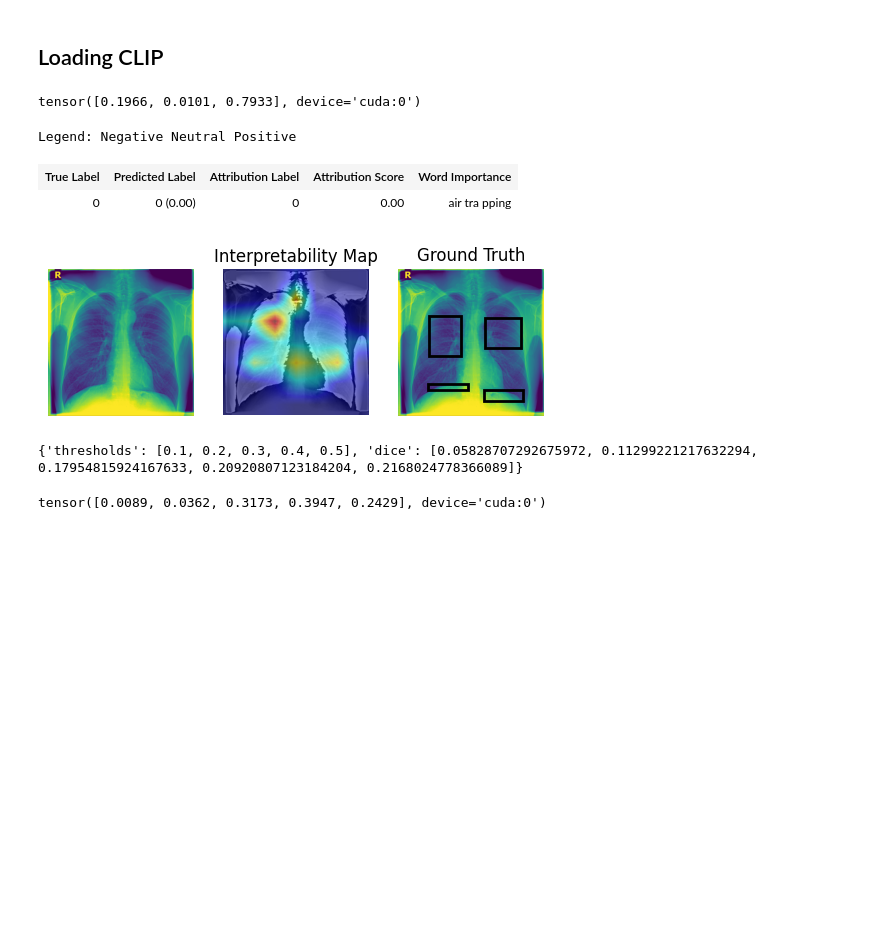
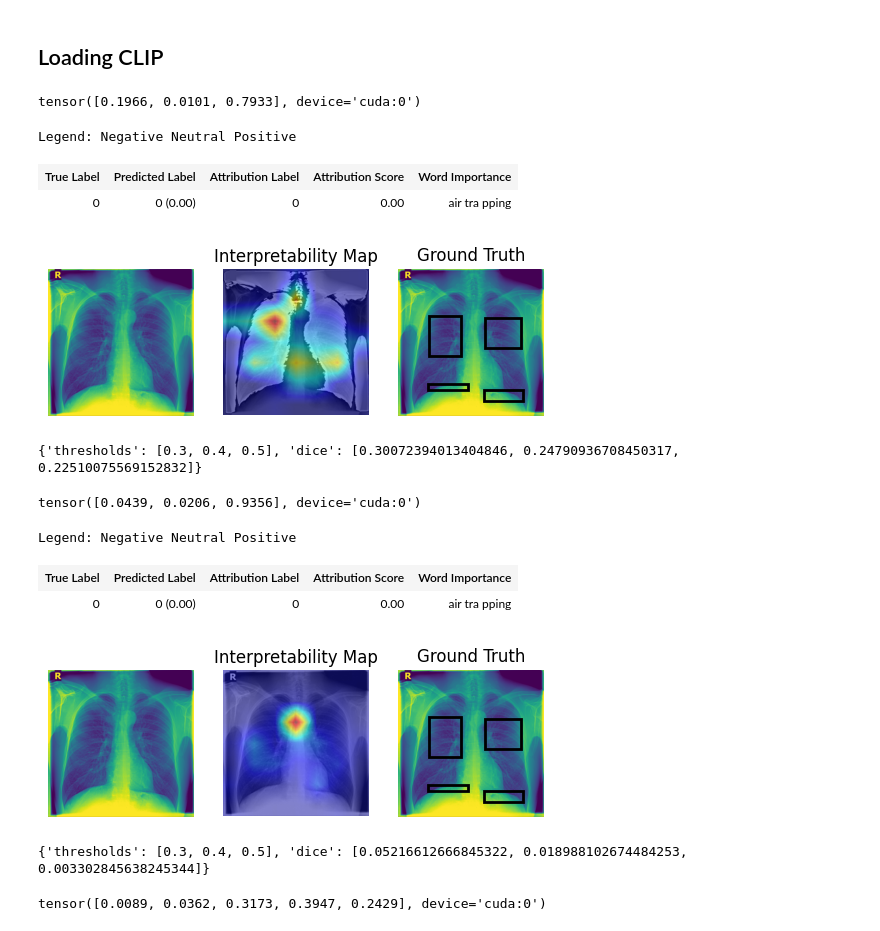
Before and after one commit to homiecal/dap-playground, a Jupyter notebook: CLIP_explainability.ipynb, the cells around one changed output. Saved outputs shown, nothing was run; the diff lists cells and outputs as text; code cells hidden in the pictures; blank space fills up the shorter version.

```diff
--- a/CLIP_explainability.ipynb
+++ b/CLIP_explainability.ipynb
@@ -336,7 +381,7 @@ def dice_score(image_relevance, bboxes, thresholds):
 
   scores = {"thresholds":thresholds, "dice":[]}
   for i in thresholds:
-    pred = image_relevance < i
+    pred = image_relevance > i
 
     gt_mask = torch.zeros((224, 224), dtype=torch.bool)
     for bbox in bboxes:
@@ -366,7 +411,7 @@ texts, bboxes = get_texts_and_bboxes(image_id, gt_by_image)
 texts = ["air trapping"]
 text = clip.tokenize(texts).to(device)
 
-thresholds = [0.1,0.2,0.3,0.4,0.5]
+thresholds = [0.3,0.4,0.5]
 
 # Move the model to the GPU if it's not already there
 model = model.to(device)
@@ -384,7 +429,40 @@ Legend: Negative Neutral Positive
 | True Label | Predicted Label | Attribution Label | Attribution Score | Word Importance |
 | 0 | 0 (0.00) | 0 | 0.00 | air tra pping |
 [figure]
-{'thresholds': [0.1, 0.2, 0.3, 0.4, 0.5], 'dice': [0.05828707292675972, 0.11299221217632294, 0.17954815924167633, 0.20920807123184204, 0.2168024778366089]}
+{'thresholds': [0.3, 0.4, 0.5], 'dice': [0.30072394013404846, 0.24790936708450317, 0.22510075569152832]}
+# %%
+# Image from padchest
+image_id = "10450943868122049402445170229611131573_2t4f3c.png"
+img_path = f"/content/drive/MyDrive/Research/data/padchest-gr/PadChest_GR/{image_id}"
+img = padchest_transforms_w_noise(Image.open(img_path))
+# CheXzero transforms
+img = img.unsqueeze(0).to(device)
+
+texts, bboxes = get_texts_and_bboxes(image_id, gt_by_image)
+
+# texts = ["Cardiomegaly", "Bilateral costophrenic angle blunting suggesting pleural effusions.", "Prominent hila, likely vascular.", "New right upper lobe alveolar infiltrate, possibly cardiogenic or inflammatory/infectious."]
+texts = ["air trapping"]
+text = clip.tokenize(texts).to(device)
+
+thresholds = [0.3,0.4,0.5]
+
+# Move the model to the GPU if it's not already there
+model = model.to(device)
+
+R_text, R_image = interpret(model=model, image=img, texts=text, device=device)
+batch_size = text.shape[0]
+for i in range(batch_size):
+  show_heatmap_on_text(texts[i], text[i], R_text[i])
+  show_image_relevance(R_image[i], img, orig_image=Image.open(img_path), bboxes=bboxes[i])
+  plt.show()
+  print(dice_score(R_image[i], bboxes[i], thresholds))
+# %% [output]
+tensor([0.0439, 0.0206, 0.9356], device='cuda:0')
+Legend: Negative Neutral Positive
+| True Label | Predicted Label | Attribution Label | Attribution Score | Word Importance |
+| 0 | 0 (0.00) | 0 | 0.00 | air tra pping |
+[figure, added]
+{'thresholds': [0.3, 0.4, 0.5], 'dice': [0.05216612666845322, 0.018988102674484253, 0.003302845638245344]}
 # %%
 img_path = "CLIP/glasses.png"
 img = preprocess(Image.open(img_path).convert("RGB")).unsqueeze(0).to(device)
```
Also changed, not shown: parts of 2 cells of this notebook.
